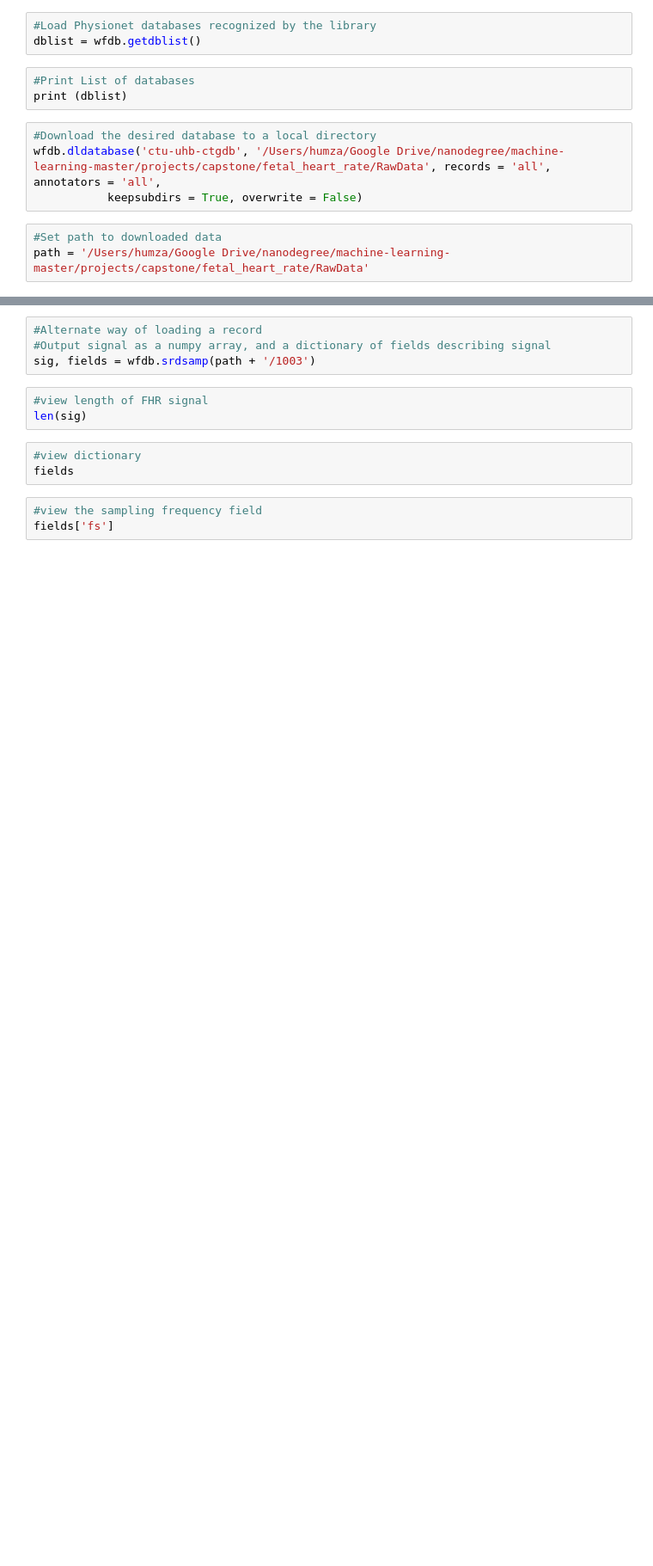
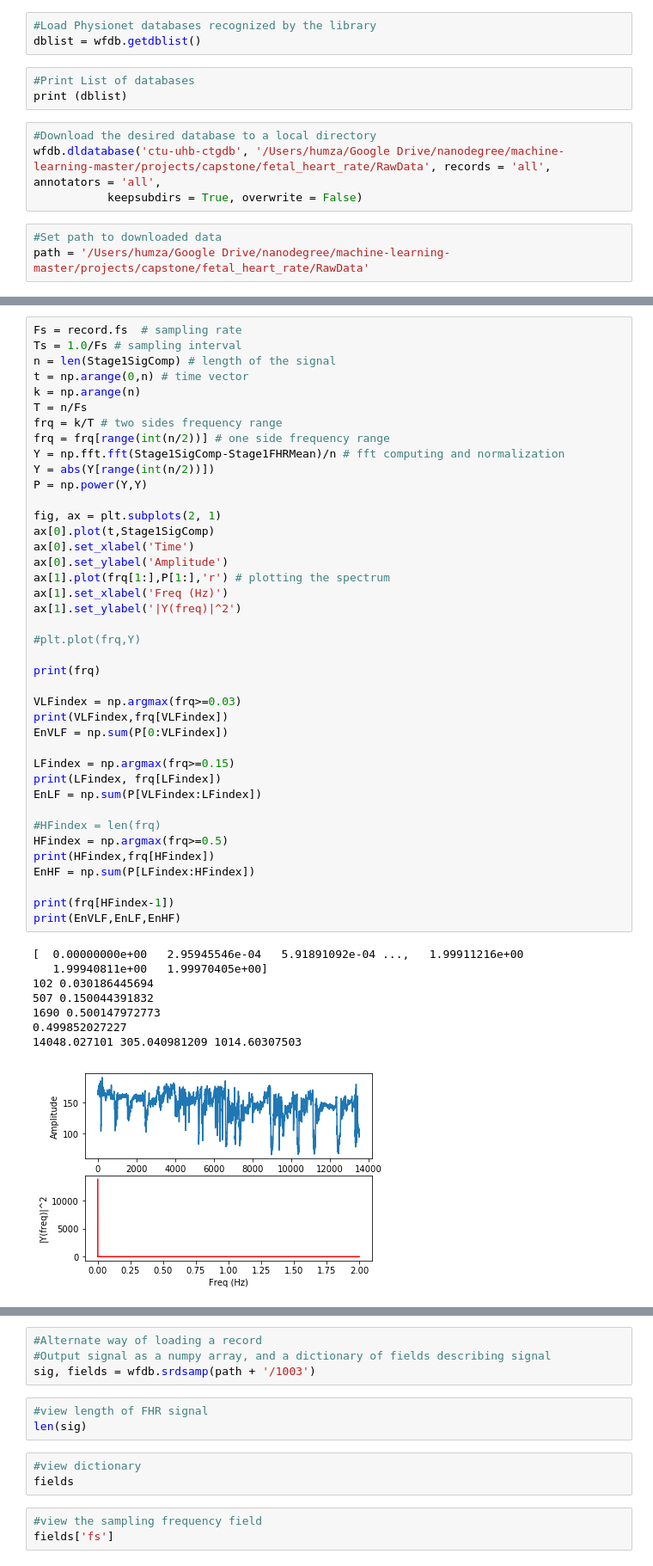
Before and after one commit to ahmedhumza94/fetal_heart_rate, a Jupyter notebook: Import Fetal Heart Rate Records.ipynb, the cells around one changed output, grey strips where cells are left out. Shown at 86% size. Saved outputs shown, nothing was run; the diff lists cells and outputs as text; blank space fills up the shorter version.

Commit message:
feat: Calculate Frequency Energy Calculate energy in VLF, LF, and HF bands for fetal heart rate.

```diff
--- a/Import Fetal Heart Rate Records.ipynb
+++ b/Import Fetal Heart Rate Records.ipynb
@@ -123,3 +125,52 @@ Stage 2 Compressed Signal Mean: 116.73 and HRV: 20.38
+# %%
+Fs = record.fs  # sampling rate
+Ts = 1.0/Fs # sampling interval
+n = len(Stage1SigComp) # length of the signal
+t = np.arange(0,n) # time vector
+k = np.arange(n)
+T = n/Fs
+frq = k/T # two sides frequency range
+frq = frq[range(int(n/2))] # one side frequency range
+Y = np.fft.fft(Stage1SigComp-Stage1FHRMean)/n # fft computing and normalization
+Y = abs(Y[range(int(n/2))])
+P = np.power(Y,Y)
+
+fig, ax = plt.subplots(2, 1)
+ax[0].plot(t,Stage1SigComp)
+ax[0].set_xlabel('Time')
+ax[0].set_ylabel('Amplitude')
+ax[1].plot(frq[1:],P[1:],'r') # plotting the spectrum
+ax[1].set_xlabel('Freq (Hz)')
+ax[1].set_ylabel('|Y(freq)|^2')
+
+#plt.plot(frq,Y)
+
+print(frq)
+
+VLFindex = np.argmax(frq>=0.03)
+print(VLFindex,frq[VLFindex])
+EnVLF = np.sum(P[0:VLFindex])
+
+LFindex = np.argmax(frq>=0.15)
+print(LFindex, frq[LFindex])
+EnLF = np.sum(P[VLFindex:LFindex])
+
+#HFindex = len(frq)
+HFindex = np.argmax(frq>=0.5)
+print(HFindex,frq[HFindex])
+EnHF = np.sum(P[LFindex:HFindex])
+
+print(frq[HFindex-1])
+print(EnVLF,EnLF,EnHF)
+# %% [output]
+[  0.00000000e+00   2.95945546e-04   5.91891092e-04 ...,   1.99911216e+00
+   1.99940811e+00   1.99970405e+00]
+102 0.030186445694
+507 0.150044391832
+1690 0.500147972773
+0.499852027227
+14048.027101 305.040981209 1014.60307503
+[figure, added]
 # %%
 Fs = record.fs  # sampling rate
 Ts = 1.0/Fs # sampling interval
```
Also changed, not shown: parts of 9 cells of this notebook.
